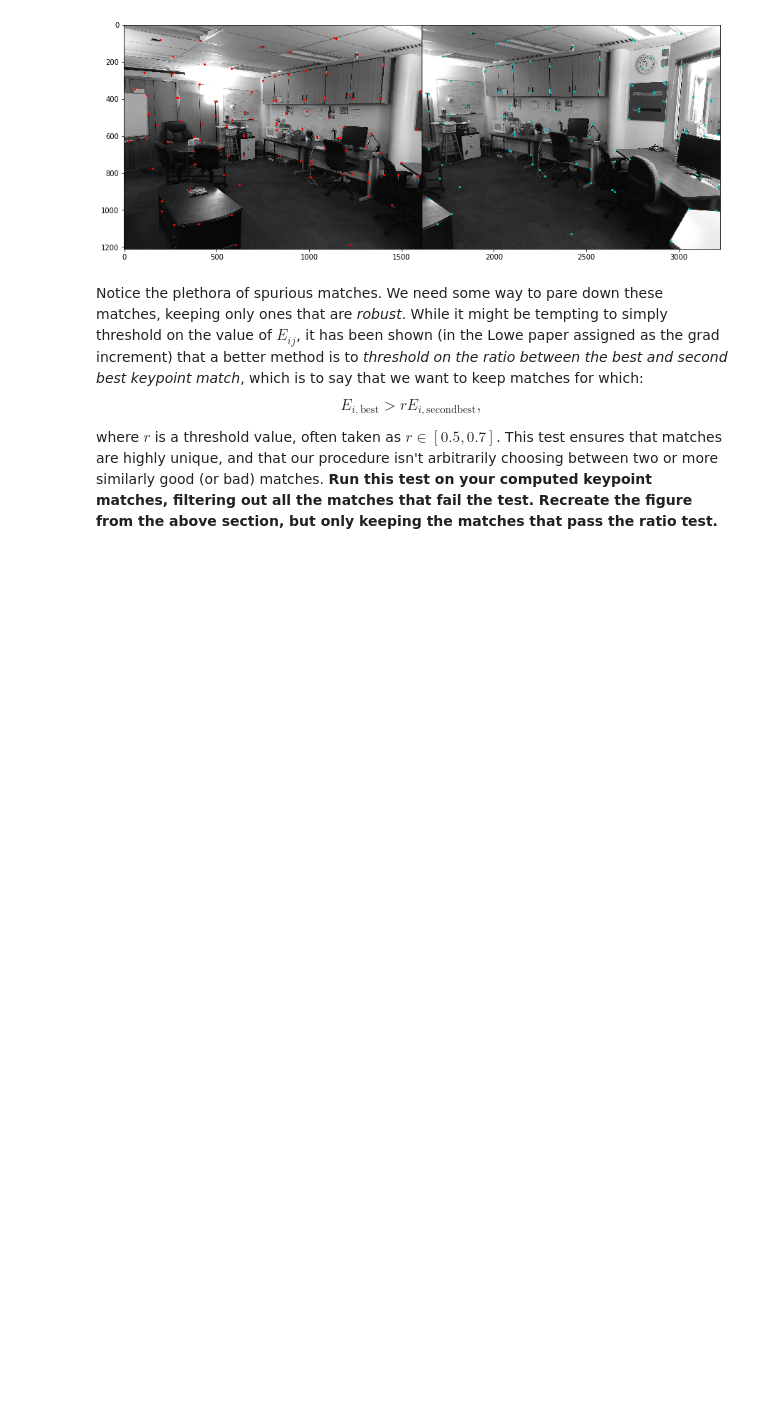
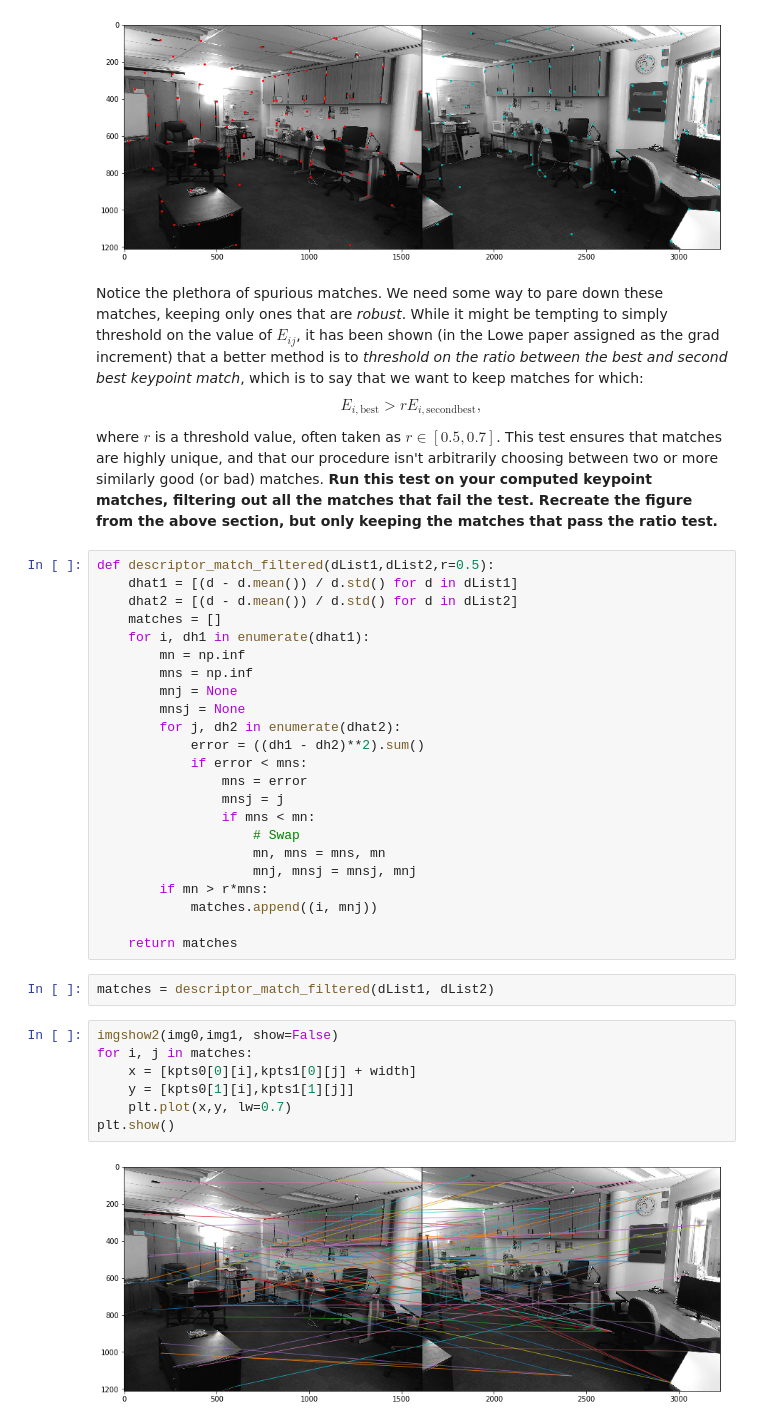
Before and after one commit to fbunt/190211_feature_matching, a Jupyter notebook: keypoint_matching.ipynb, the cells around one changed output. Saved outputs shown, nothing was run; the diff lists cells and outputs as text; blank space fills up the shorter version.

Commit message:
added descriptor match filter function

```diff
--- a/keypoint_matching.ipynb
+++ b/keypoint_matching.ipynb
@@ -109,3 +109,37 @@ $$
 E_{i,\mathrm{best}} > r E_{i,\mathrm{second best}},
 $$
 where $r$ is a threshold value, often taken as $r\in[0.5,0.7]$.  This test ensures that matches are highly unique, and that our procedure isn't arbitrarily choosing between two or more similarly good (or bad) matches.  **Run this test on your computed keypoint matches, filtering out all the matches that fail the test.  Recreate the figure from the above section, but only keeping the matches that pass the ratio test.**
+# %%
+def descriptor_match_filtered(dList1,dList2,r=0.5):
+    dhat1 = [(d - d.mean()) / d.std() for d in dList1]
+    dhat2 = [(d - d.mean()) / d.std() for d in dList2]
+    matches = []
+    for i, dh1 in enumerate(dhat1):
+        mn = np.inf
+        mns = np.inf
+        mnj = None
+        mnsj = None
+        for j, dh2 in enumerate(dhat2):
+            error = ((dh1 - dh2)**2).sum()
+            if error < mns:
+                mns = error
+                mnsj = j
+                if mns < mn:
+                    # Swap
+                    mn, mns = mns, mn
+                    mnj, mnsj = mnsj, mnj
+        if mn > r*mns:
+            matches.append((i, mnj))
+
+    return matches
+# %%
+matches = descriptor_match_filtered(dList1, dList2)
+# %%
+imgshow2(img0,img1, show=False)
+for i, j in matches:
+    x = [kpts0[0][i],kpts1[0][j] + width]
+    y = [kpts0[1][i],kpts1[1][j]]
+    plt.plot(x,y, lw=0.7)
+plt.show()
+# %% [output]
+[figure, added]
```
